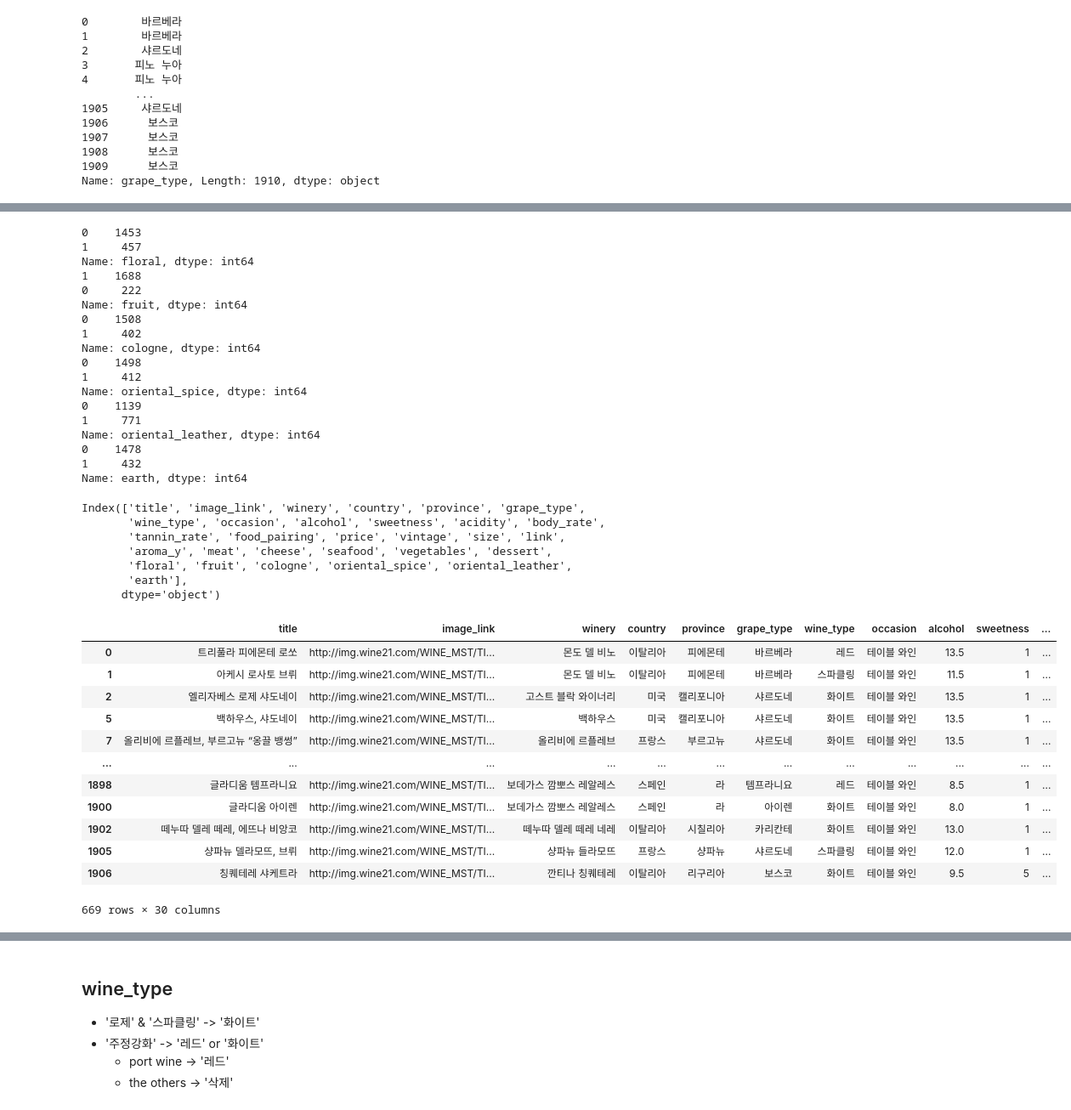
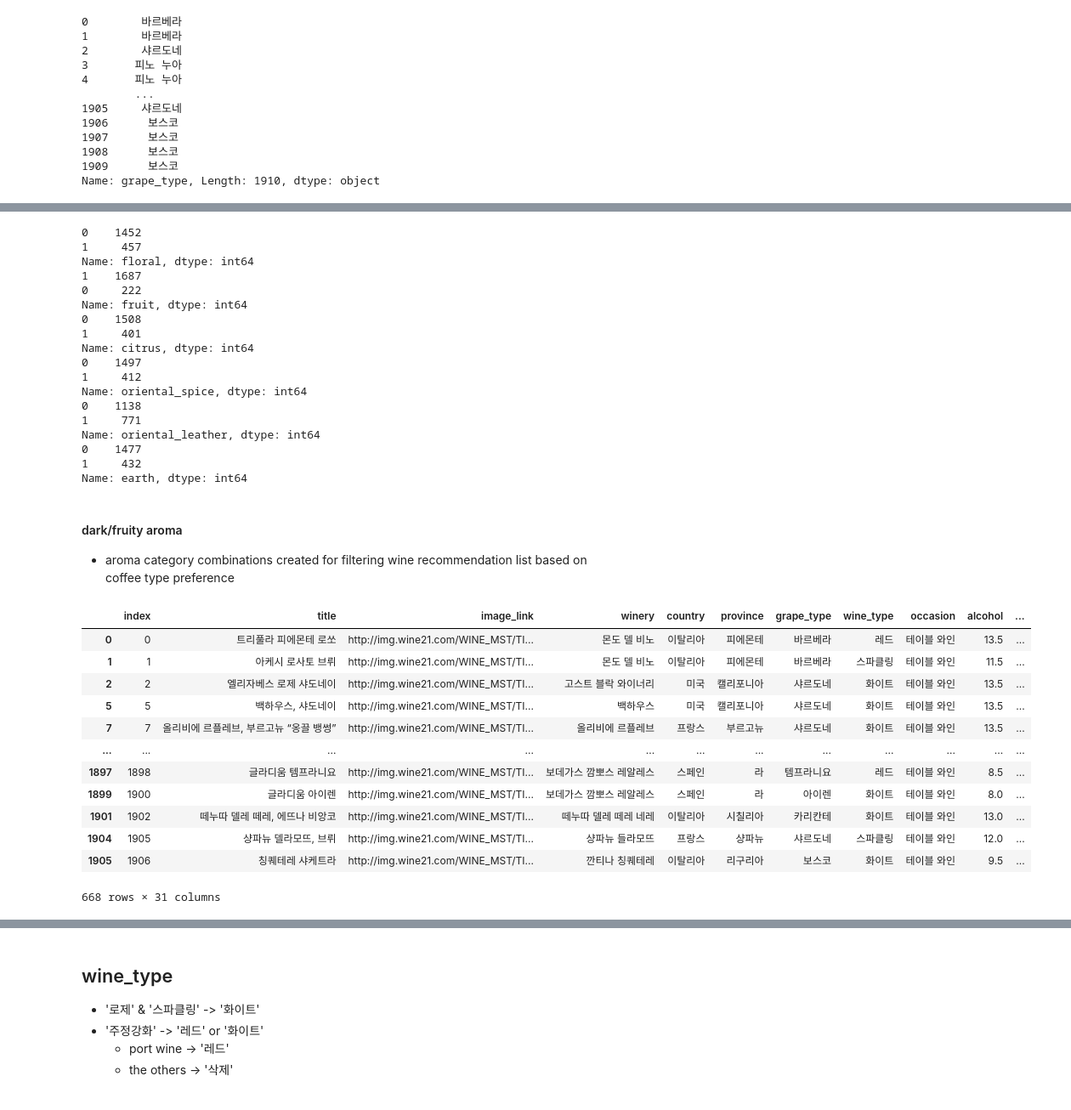
Before and after one commit to tedroutine/wine_recommendation_modeling, a Jupyter notebook: Wine_Recommendation.ipynb, the cells around one changed output, grey strips where cells are left out. Shown: that part at 85% size. Drawn from its saved outputs; the diff is of its cells as text; code cells hidden in the pictures.

```diff
--- a/Wine_Recommendation.ipynb
+++ b/Wine_Recommendation.ipynb
@@ -100,3 +91,7 @@ array(['바르베라', '샤르도네', '피노 누아', '카베르네 소비뇽'
        '그롤로 그리', '코치팔리', '알레아티코', '코코촐라', '티모라쏘', '프로세코', '루산느', '',
        '말바시아 레이', '토론테스', '프레이자', '슈페트부르군더', '쁘띠 베르도', '사과', '산지오베제 그로쏘',
        '모스카토 지알로', '카리칸테', '보스코'], dtype=object)
+# %%
+# dropped 'wine' made from apple
+df.drop(index=df[df['grape_type']=='사과'].index, inplace=True)
+df.reset_index(inplace=True)
@@ -164,7 +179,7 @@ floral = ['로럴', '백합', '자스민', '제라니움', '쟈스민', '피오
 fruit = ['트로피칼', '복숭아', '과일','과육', '열매', '스트로베리', '딸기', '블루베리', '베리', '아로니아', '과실', '라스베리', '자두', '체리',
          '카시스', '사과', '배향', '커런트', '멜론', '애플', '프룻', '매실', '프루티', '살구', '애플리콧', '배', '무화과', '플럼',
          '패션후르츠', '오디', '모과', '파파야', '망고', '석류', '버찌', '코코넛', '바나나', '호박']
-cologne = ['시트러스', '씨트런향', '자몽', '오렌지', '레몬', '귤', '라임', '탠저린', '베르가못']
+citrus = ['시트러스', '씨트런향', '자몽', '오렌지', '레몬', '귤', '라임', '탠저린', '베르가못']
 
 oriental_leather = ['에스프레소', '담배', '가죽', '쵸콜릿', '바닐라', '카라멜', '초콜릿', '캬라멜', '스모크', '흑연', '모카',
                     '스파이', '꿀',  '헤이즐넛', '코코아', '타바코', '시가', '레더', '아몬드', '호두','허니', '크림']
@@ -175,10 +194,9 @@ earth = ['낙엽', '흙내', '커피', '삼나무', '로즈마리', '나무', '
 # %%
-df.aroma_y = df.aroma_y.apply(lambda x: str(x))
+# add floral category column
 
-# add floral category column
 df['floral'] = 0
 df['fruit'] = 0
-df['cologne'] = 0
+df['citrus'] = 0
 df['oriental_spice'] = 0
 df['oriental_leather'] = 0
 df['earth'] = 0
@@ -190,9 +208,9 @@ for i in range(len(df)):
     for fruit_ in fruit:
         if fruit_ in df['aroma_y'][i]:
             df['fruit'][i] = 1
-    for cologne_ in cologne:
-        if cologne_ in df['aroma_y'][i]:
-            df['cologne'][i] = 1
+    for citrus_ in citrus:
+        if citrus_ in df['aroma_y'][i]:
+            df['citrus'][i] = 1
     for oriental_spice_ in oriental_spice:
         if oriental_spice_ in df['aroma_y'][i]:
             df['oriental_spice'][i] = 1
@@ -203,52 +221,47 @@ for i in range(len(df)):
         if earth_ in df['aroma_y'][i]:
             df['earth'][i] = 1
 # %%
-for name in ['floral', 'fruit', 'cologne', 'oriental_spice', 'oriental_leather','earth']:
+for name in ['floral', 'fruit', 'citrus', 'oriental_spice', 'oriental_leather','earth']:
     print(df[name].value_counts())
 # %% [output]
-0    1453
+0    1452
 1     457
 Name: floral, dtype: int64
-1    1688
+1    1687
 0     222
 Name: fruit, dtype: int64
 0    1508
-1     402
-Name: cologne, dtype: int64
-0    1498
+1     401
+Name: citrus, dtype: int64
+0    1497
 1     412
 Name: oriental_spice, dtype: int64
-0    1139
+0    1138
 1     771
 Name: oriental_leather, dtype: int64
-0    1478
+0    1477
 1     432
 Name: earth, dtype: int64
-# %%
-df.columns
-# %% [output]
-Index(['title', 'image_link', 'winery', 'country', 'province', 'grape_type',
-       'wine_type', 'occasion', 'alcohol', 'sweetness', 'acidity', 'body_rate',
-       'tannin_rate', 'food_pairing', 'price', 'vintage', 'size', 'link',
-       'aroma_y', 'meat', 'cheese', 'seafood', 'vegetables', 'dessert',
-       'floral', 'fruit', 'cologne', 'oriental_spice', 'oriental_leather',
-       'earth'],
-      dtype='object')
+# %% [markdown]
+#### dark/fruity aroma
+- aroma category combinations created for filtering wine recommendation list based on coffee type preference
 # %%
-df[((df['floral'] ==1) | (df['fruit'] == 1) | (df['cologne'] == 1)) & (df['oriental_spice'] ==0) &
+# fruity aroma : floral, fruit, citrus
+
+df[((df['floral'] ==1) | (df['fruit'] == 1) | (df['citrus'] == 1)) & (df['oriental_spice'] ==0) &
    (df['oriental_leather'] ==0) & (df['earth'] ==0)]
 # %% [output]
-|  | title | image_link | winery | country | province | grape_type | wine_type | occasion | alcohol | sweetness | ... |
-| 0 | 트리풀라 피에몬테 로쏘 | http://img.wine21.com/WINE_MST/TI... | 몬도 델 비노 | 이탈리아 | 피에몬테 | 바르베라 | 레드 | 테이블 와인 | 13.5 | 1 | ... |
-| 1 | 아케시 로사토 브뤼 | http://img.wine21.com/WINE_MST/TI... | 몬도 델 비노 | 이탈리아 | 피에몬테 | 바르베라 | 스파클링 | 테이블 와인 | 11.5 | 1 | ... |
-| 2 | 엘리자베스 로제 샤도네이 | http://img.wine21.com/WINE_MST/TI... | 고스트 블락 와이너리 | 미국 | 캘리포니아 | 샤르도네 | 화이트 | 테이블 와인 | 13.5 | 1 | ... |
-| 5 | 백하우스, 샤도네이 | http://img.wine21.com/WINE_MST/TI... | 백하우스 | 미국 | 캘리포니아 | 샤르도네 | 화이트 | 테이블 와인 | 13.5 | 1 | ... |
-| 7 | 올리비에 르플레브, 부르고뉴 “옹끌 뱅썽” | http://img.wine21.com/WINE_MST/TI... | 올리비에 르플레브 | 프랑스 | 부르고뉴 | 샤르도네 | 화이트 | 테이블 와인 | 13.5 | 1 | ... |
+|  | index | title | image_link | winery | country | province | grape_type | wine_type | occasion | alcohol | ... |
+| 0 | 0 | 트리풀라 피에몬테 로쏘 | http://img.wine21.com/WINE_MST/TI... | 몬도 델 비노 | 이탈리아 | 피에몬테 | 바르베라 | 레드 | 테이블 와인 | 13.5 | ... |
+| 1 | 1 | 아케시 로사토 브뤼 | http://img.wine21.com/WINE_MST/TI... | 몬도 델 비노 | 이탈리아 | 피에몬테 | 바르베라 | 스파클링 | 테이블 와인 | 11.5 | ... |
+| 2 | 2 | 엘리자베스 로제 샤도네이 | http://img.wine21.com/WINE_MST/TI... | 고스트 블락 와이너리 | 미국 | 캘리포니아 | 샤르도네 | 화이트 | 테이블 와인 | 13.5 | ... |
+| 5 | 5 | 백하우스, 샤도네이 | http://img.wine21.com/WINE_MST/TI... | 백하우스 | 미국 | 캘리포니아 | 샤르도네 | 화이트 | 테이블 와인 | 13.5 | ... |
+| 7 | 7 | 올리비에 르플레브, 부르고뉴 “옹끌 뱅썽” | http://img.wine21.com/WINE_MST/TI... | 올리비에 르플레브 | 프랑스 | 부르고뉴 | 샤르도네 | 화이트 | 테이블 와인 | 13.5 | ... |
 | ... | ... | ... | ... | ... | ... | ... | ... | ... | ... | ... | ... |
-| 1898 | 글라디움 템프라니요 | http://img.wine21.com/WINE_MST/TI... | 보데가스 깜뽀스 레알레스 | 스페인 | 라 | 템프라니요 | 레드 | 테이블 와인 | 8.5 | 1 | ... |
-| 1900 | 글라디움 아이렌 | http://img.wine21.com/WINE_MST/TI... | 보데가스 깜뽀스 레알레스 | 스페인 | 라 | 아이렌 | 화이트 | 테이블 와인 | 8.0 | 1 | ... |
-| 1902 | 떼누따 델레 떼레, 에뜨나 비앙코 | http://img.wine21.com/WINE_MST/TI... | 떼누따 델레 떼레 네레 | 이탈리아 | 시칠리아 | 카리칸테 | 화이트 | 테이블 와인 | 13.0 | 1 | ... |
-| 1905 | 샹파뉴 델라모뜨, 브뤼 | http://img.wine21.com/WINE_MST/TI... | 샹파뉴 들라모뜨 | 프랑스 | 샹파뉴 | 샤르도네 | 스파클링 | 테이블 와인 | 12.0 | 1 | ... |
-| 1906 | 칭퀘테레 샤케트라 | http://img.wine21.com/WINE_MST/TI... | 깐티나 칭퀘테레 | 이탈리아 | 리구리아 | 보스코 | 화이트 | 테이블 와인 | 9.5 | 5 | ... |
+| 1897 | 1898 | 글라디움 템프라니요 | http://img.wine21.com/WINE_MST/TI... | 보데가스 깜뽀스 레알레스 | 스페인 | 라 | 템프라니요 | 레드 | 테이블 와인 | 8.5 | ... |
+| 1899 | 1900 | 글라디움 아이렌 | http://img.wine21.com/WINE_MST/TI... | 보데가스 깜뽀스 레알레스 | 스페인 | 라 | 아이렌 | 화이트 | 테이블 와인 | 8.0 | ... |
+| 1901 | 1902 | 떼누따 델레 떼레, 에뜨나 비앙코 | http://img.wine21.com/WINE_MST/TI... | 떼누따 델레 떼레 네레 | 이탈리아 | 시칠리아 | 카리칸테 | 화이트 | 테이블 와인 | 13.0 | ... |
+| 1904 | 1905 | 샹파뉴 델라모뜨, 브뤼 | http://img.wine21.com/WINE_MST/TI... | 샹파뉴 들라모뜨 | 프랑스 | 샹파뉴 | 샤르도네 | 스파클링 | 테이블 와인 | 12.0 | ... |
+| 1905 | 1906 | 칭퀘테레 샤케트라 | http://img.wine21.com/WINE_MST/TI... | 깐티나 칭퀘테레 | 이탈리아 | 리구리아 | 보스코 | 화이트 | 테이블 와인 | 9.5 | ... |
-669 rows × 30 columns
+668 rows × 31 columns
 # %%
```
Also changed, not shown: parts of 76 cells of this notebook.
